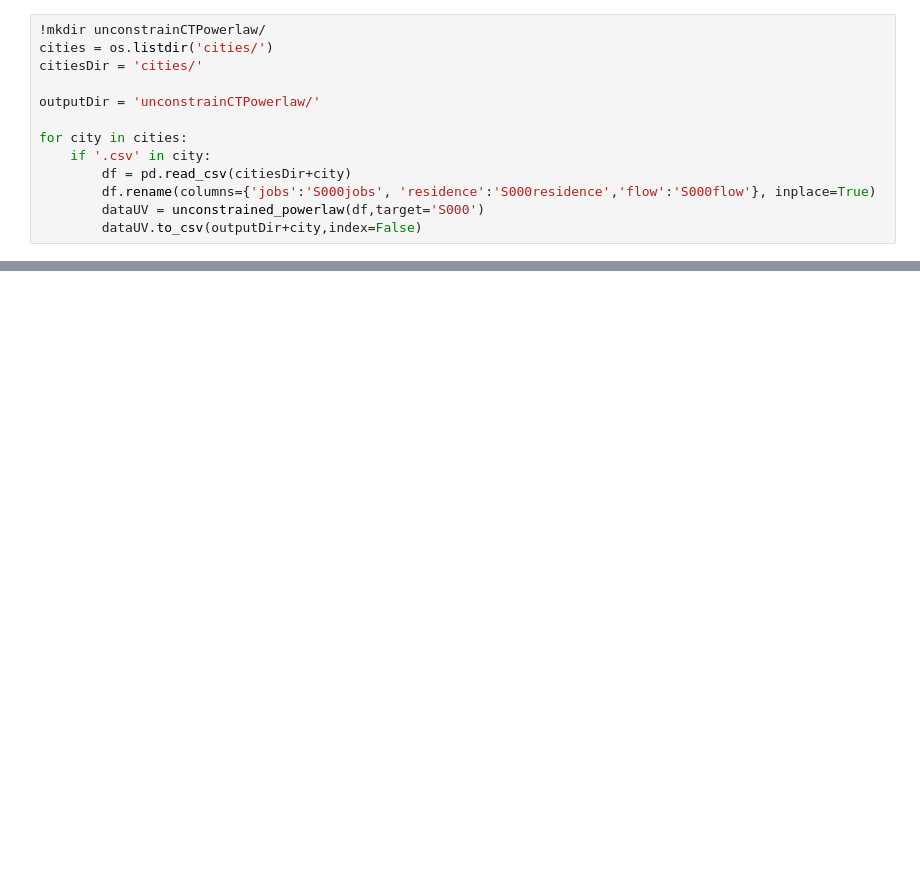
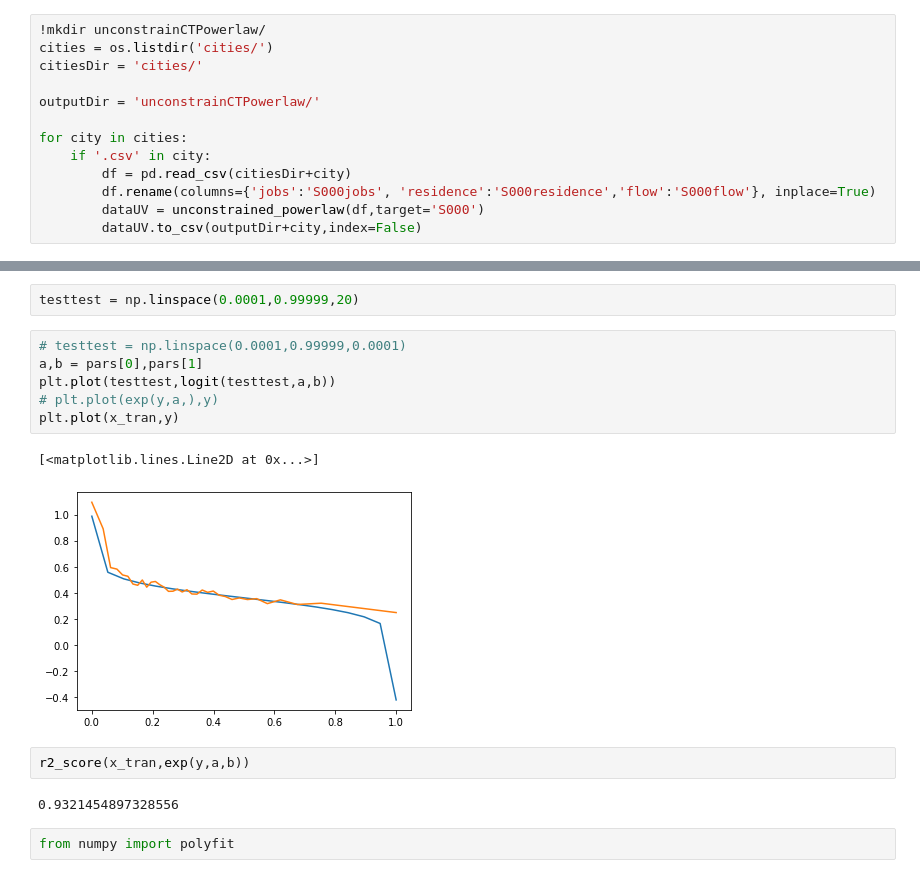
Before and after one commit to yuribogomolov/sttn, a Jupyter notebook: notebooks/generic_gravity_model.ipynb, the cells around one changed output, grey strips where cells are left out. Cells and saved outputs as stored; diff of their text form; blank space fills up the shorter version.

```diff
--- a/notebooks/generic_gravity_model.ipynb
+++ b/notebooks/generic_gravity_model.ipynb
@@ -435,0 +687,17 @@ for grouped_bfpl in fdf:
+# %%
+testtest = np.linspace(0.0001,0.99999,20)
+# %%
+# testtest = np.linspace(0.0001,0.99999,0.0001)
+a,b = pars[0],pars[1]
+plt.plot(testtest,logit(testtest,a,b))
+# plt.plot(exp(y,a,),y)
+plt.plot(x_tran,y)
+# %% [output]
+[<matplotlib.lines.Line2D at 0x...>]
+[figure, added]
+# %%
+r2_score(x_tran,exp(y,a,b))
+# %% [output]
+0.9321454897328556
+# %%
+from numpy import polyfit
```
Also changed, not shown: parts of 57 cells of this notebook.
